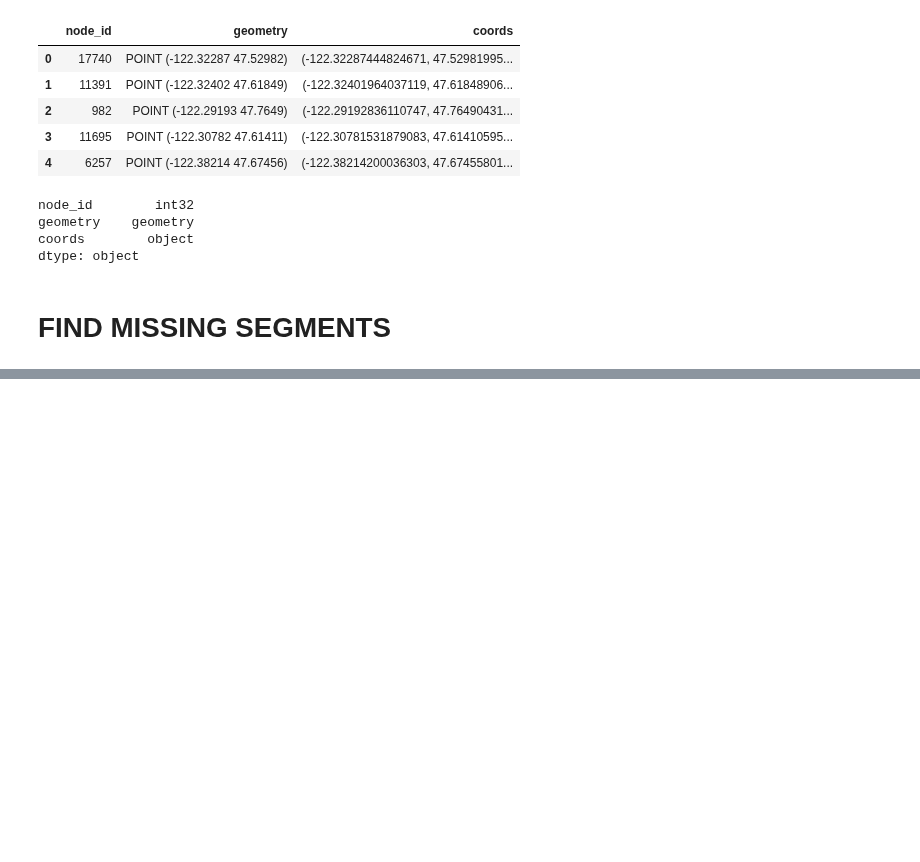
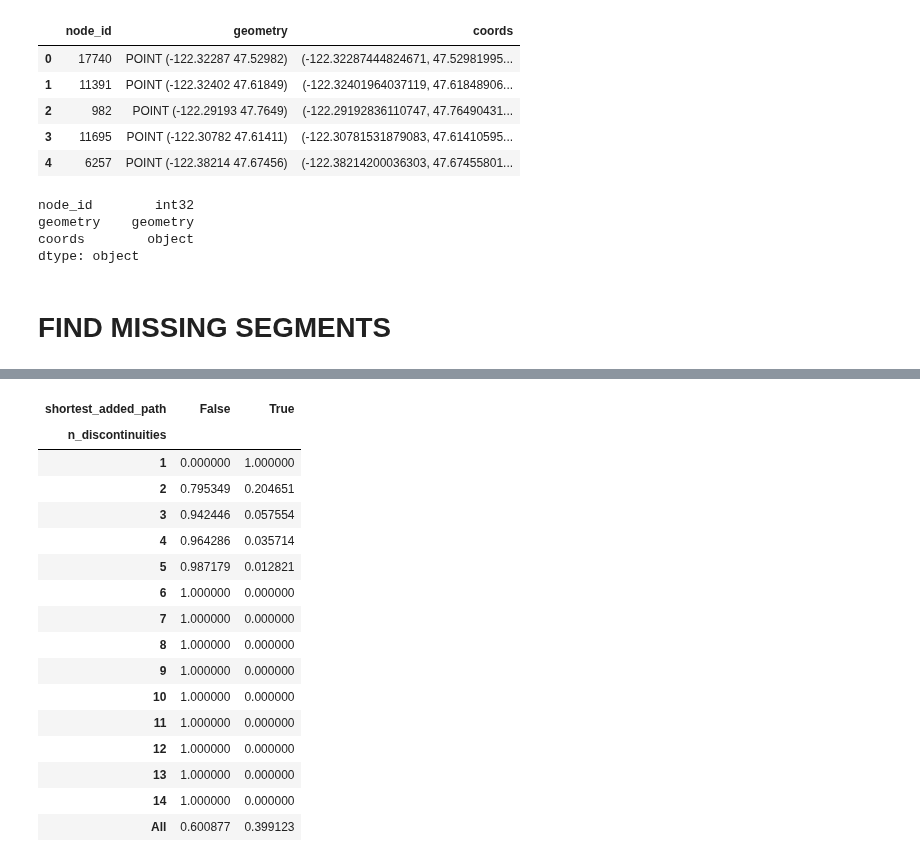
Before and after one commit to mike-babb/seattle_streets, a Jupyter notebook: code/step_03_start_stop_streets.ipynb, the cells around one changed output, grey strips where cells are left out. Drawn from its saved outputs; the diff is of its cells as text; code cells hidden in the pictures; blank space fills up the shorter version.

```diff
--- a/code/step_03_start_stop_streets.ipynb
+++ b/code/step_03_start_stop_streets.ipynb
@@ -126,20 +126,21 @@ write_intermediate = False
 # 1: disconnected
 # 2: missing street
 
-
 # hold the output
 output_gdf_list = []
+shortest_added_path = []
 gdf['snd_group'] = int(0)
 snd_group_count = -1
 temp_snd_id = 2**16
 # get the list of unique names
 s_name = gdf['ord_stname_concat'].unique().tolist()
 #s_name = ['7TH AVE N', 'W GALER ST']
-#s_name = ['W GALER ST', '7TH AVE N']
+#s_name = ['W GALER ST']
 #s_name = ['N 43RD ST']
 trouble_list = []
 
 for sn in s_name[:None]:
+    print(sn)
 
     # subset the gdf by streetname
     temp_gdf = gdf.loc[gdf['ord_stname_concat'] == sn, :].copy().reset_index(drop = True)
@@ -178,9 +179,10 @@ for sn in s_name[:None]:
 
     snd_group_id_list = temp_gdf['snd_group'].unique()
     #print(snd_group_id_list)
+    n_discontinuities = len(snd_group_id_list)
 
 
-    if len(snd_group_id_list) > 1:
+    if n_discontinuities > 1:
         # process for separate sub graphs
         node_snd_group_dict = {}
         # a node - an intersection - can have more than one street.
@@ -200,11 +202,15 @@ for sn in s_name[:None]:
         # it's a simple calculation, but even more simple to store it.
         node_dist_dict = {}
         # enumerate the non-edges
+        non_edge_count = 0
+        diff_non_edge_count = 0
         for ne in nx.non_edges(graph = fg):
+            non_edge_count += 1
             # ne is a tuple of from / to nodes.
             # create available edges if the nodes are not on the same segment
             # this will decrease the potential solution space
             if node_snd_group_dict[ne[0]] != node_snd_group_dict[ne[1]]:
+                diff_non_edge_count += 1
                 # calculate the straight-line distance between two nodes.
                 # convert to feet to match the existing distance / weight
                 weight = points2distance(node_dict[ne[0]], node_dict[ne[1]], unit = 'miles') * 5280
@@ -215,6 +221,8 @@ for sn in s_name[:None]:
                 node_dist_dict[(ne[1], ne[0])] = weight
                 avail_edges.append(output)
 
+        # print the number of nodes, edges, possible edges, and optimal edges
+        #print(fg.number_of_nodes(),fg.number_of_edges(), non_edge_count, diff_non_edge_count)
         # these are missing segments.
         # nx.k_edge_augmentation creates the missing edges in a graph by adding as
         # few edges as possible. In a street network, with multiple disconnected
@@ -242,6 +250,12 @@ for sn in s_name[:None]:
             line_list.append(temp_line)
             data_list.append(temp_data_list)
 
+        # compare the list of available edges to the list of chosen edges
+        av_df = pd.DataFrame(data = avail_edges, columns = ['sn_id', 'en_id', 'weight_dict'])
+        av_df['dist'] = av_df['weight_dict'].map(lambda x: x['weight'])
+        av_df = av_df.drop(labels = 'weight_dict', axis = 1)
+        av_df['dist_rank'] = av_df['dist'].rank(method = 'dense')
+
         # build a gpd.GeoDataFrame - these are the "missing" segments"
         ms_gdf = gpd.GeoDataFrame(data = data_list,
                                          columns = ['snd_id', 'ord_stname_concat', 'snd_group', 'sn_id', 'en_id', 'dist'],
@@ -251,6 +265,16 @@ for sn in s_name[:None]:
         if ms_gdf.empty:
             trouble_list.append(sn)
             print(sn)
+
+        # create graphs to ensure same edge connectivity
+        av_df = av_df.loc[av_df['dist_rank'] <= ms_gdf.shape[0], :]
+        #print(av_df.shape, ms_gdf.shape)
+        #print(av_df.head())
+        #print(ms_gdf.head())
+        shortest_tot_path = av_df['dist'].sum() == ms_gdf['dist'].sum()
+        shortest_added_path.append([sn, shortest_tot_path, n_discontinuities - 1])
+
+        #g_av = nx.from_pandas_edgelist(av_df
 
         # now, we need to get the known segments
         col_names = ['snd_id', 'ord_stname_concat', 'snd_group',  'f_intr_id', 't_intr_id', 'gis_seg_length', 'geometry']
@@ -304,0 +333,5 @@ NE WAHKIAKUM LN 8 7
+# %%
+# the number of times when the shortest segments
+sap_df = pd.DataFrame(data = shortest_added_path, columns = ['ord_stname_concat', 'shortest_added_path', 'n_discontinuities'])
+# %%
+sap_df['n_streets'] = int(1)
@@ -304,0 +340,22 @@ NE WAHKIAKUM LN 8 7
+# %%
+sap_df_ct = pd.crosstab(index = sap_df['n_discontinuities'], columns = sap_df['shortest_added_path'], values = sap_df['n_streets'], aggfunc = 'sum', margins = True, normalize = 'index')
+# %%
+sap_df_ct.head(n=20)
+# %% [output]
+| shortest_added_path | False | True |
+| n_discontinuities |  |  |
+| 1 | 0.000000 | 1.000000 |
+| 2 | 0.795349 | 0.204651 |
+| 3 | 0.942446 | 0.057554 |
+| 4 | 0.964286 | 0.035714 |
+| 5 | 0.987179 | 0.012821 |
+| 6 | 1.000000 | 0.000000 |
+| 7 | 1.000000 | 0.000000 |
+| 8 | 1.000000 | 0.000000 |
+| 9 | 1.000000 | 0.000000 |
+| 10 | 1.000000 | 0.000000 |
+| 11 | 1.000000 | 0.000000 |
+| 12 | 1.000000 | 0.000000 |
+| 13 | 1.000000 | 0.000000 |
+| 14 | 1.000000 | 0.000000 |
+| All | 0.600877 | 0.399123 |
```
Also changed, not shown: parts of 22 cells of this notebook, 15 other files.
